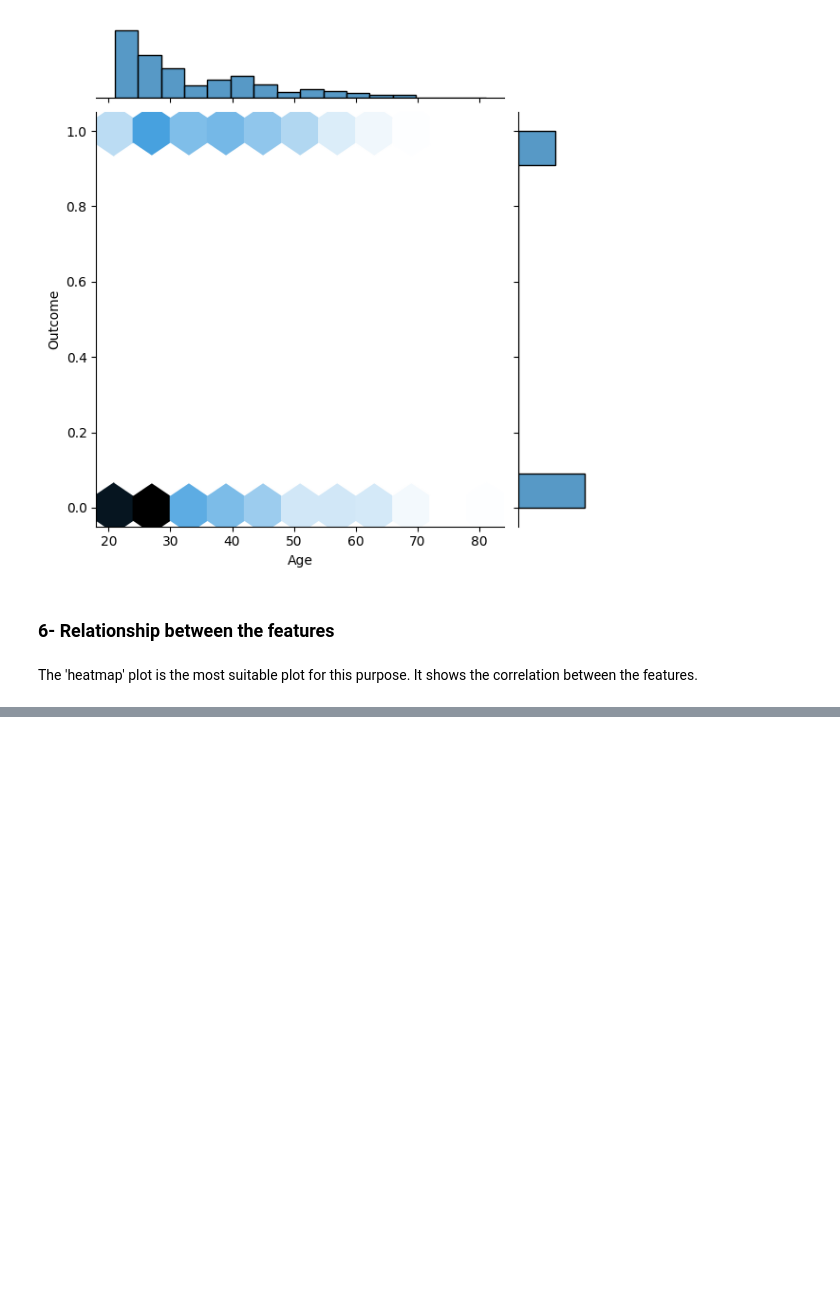
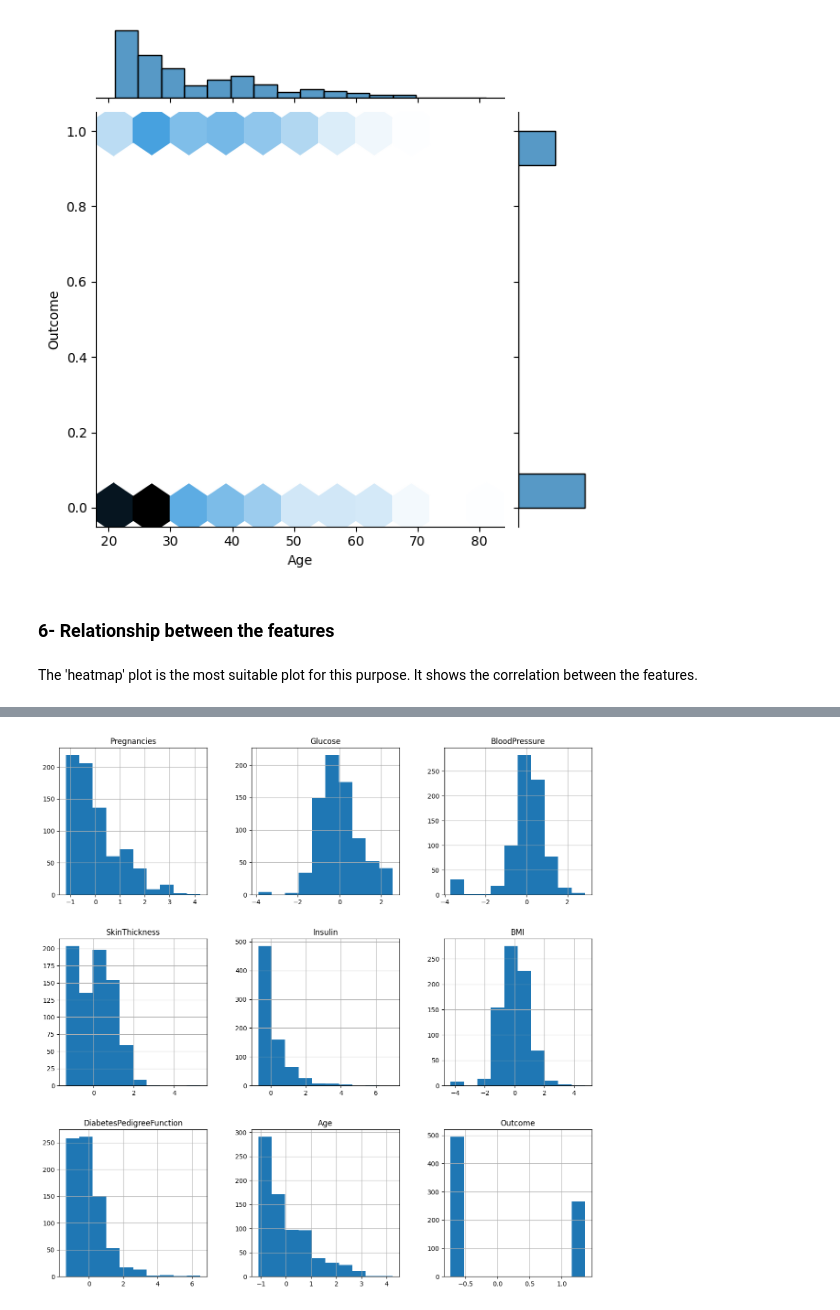
Before and after one commit to PashaBarahimi/Artificial-Intelligence-Projects, a Jupyter notebook: CA5 - ML/AI-CA5-810199385.ipynb, the cells around one changed output, grey strips where cells are left out. Cells and saved outputs as stored; diff of their text form; code cells hidden in the pictures; blank space fills up the shorter version.

```diff
--- a/CA5 - ML/AI-CA5-810199385.ipynb
+++ b/CA5 - ML/AI-CA5-810199385.ipynb
@@ -216,0 +251,3 @@ The 'heatmap' plot is the most suitable plot for this purpose. It shows the corr
+# %%
+missing = valid[valid.isna().sum(axis=1) > 4]
+display(missing)
@@ -216,0 +258,4 @@ The 'heatmap' plot is the most suitable plot for this purpose. It shows the corr
+# %%
+valid.drop(missing.index, inplace=True)
+valid.reset_index(drop=True, inplace=True)
+valid.describe()
@@ -216,0 +272,5 @@ The 'heatmap' plot is the most suitable plot for this purpose. It shows the corr
+# %%
+imputer = KNNImputer(n_neighbors=5)
+imputed = imputer.fit_transform(valid)
+imputed = pd.DataFrame(imputed, columns=valid.columns)
+imputed.describe()
@@ -216,0 +303,4 @@ The 'heatmap' plot is the most suitable plot for this purpose. It shows the corr
+# %%
+standardized = StandardScaler().fit_transform(imputed)
+standardized = pd.DataFrame(standardized, columns=imputed.columns)
+standardized.describe()
@@ -216,0 +317,5 @@ The 'heatmap' plot is the most suitable plot for this purpose. It shows the corr
+# %%
+standardized.hist(figsize=(15, 15))
+plt.show()
+# %% [output]
+[figure, added]
```
Also changed, not shown: parts of 30 cells of this notebook.
